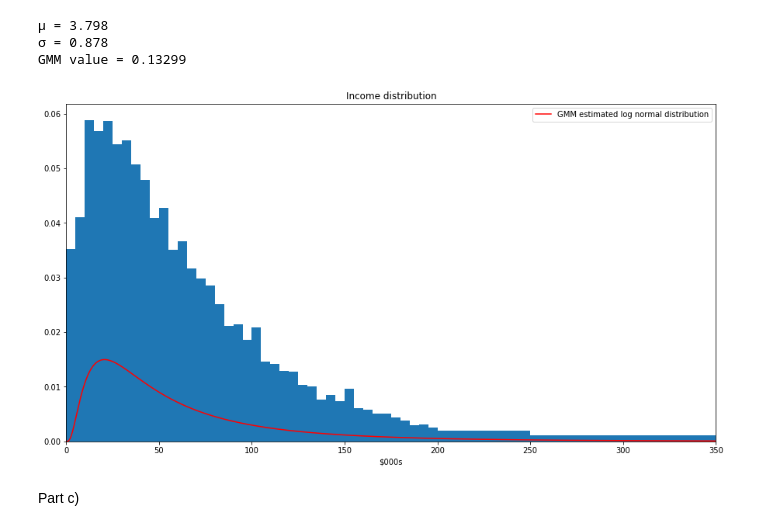
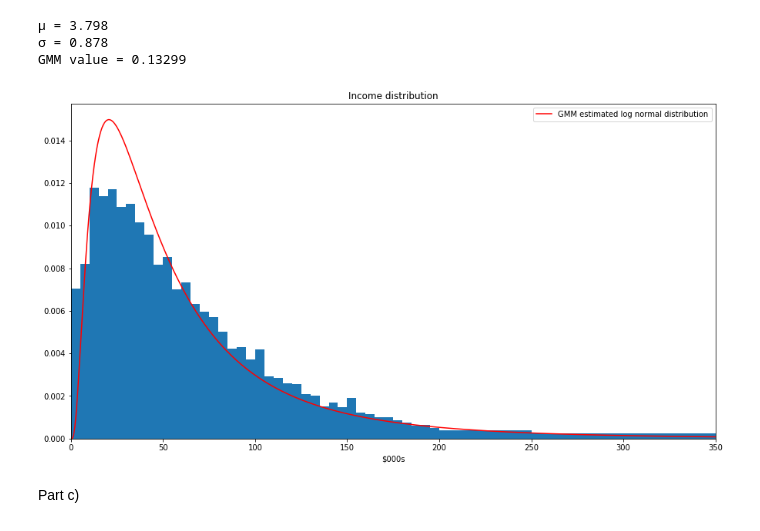
Before and after one commit to natashawatkins/BootCamp2018, a Jupyter notebook: Probsets/Econ/Probset5/GMM-estimation.ipynb, the cells around one changed output. Saved outputs shown, nothing was run; the diff lists cells and outputs as text; code cells hidden in the pictures.

```diff
--- a/Probsets/Econ/Probset5/GMM-estimation.ipynb
+++ b/Probsets/Econ/Probset5/GMM-estimation.ipynb
@@ -28,6 +28,7 @@ Part a)
 incomes_percent = incomes.iloc[:40].copy()
 incomes_percent = incomes_percent.append([incomes.iloc[40:41] / 10] * 10)
 incomes_percent = incomes_percent.append([incomes.iloc[41:42] / 20] * 20)
+incomes_percent = incomes_percent / 5  # Divide by 5 to scale properly - width is 5
 incomes_percent.index = np.arange(0, 350, 5)
 # %%
 n = len(incomes_percent)
@@ -71,7 +72,7 @@ def GMM(params, X, bins, f, W=None):
 from scipy.optimize import minimize
 
 μ_0 = np.log(np.sum(incomes * incomes.index))
-σ_0 = 1
+σ_0 = 2
 W = np.diag(incomes.values)
 bins = incomes.index - 2.5
 
@@ -85,18 +86,20 @@ print(f'GMM value = {gmm_lognorm.fun:.5f}')
 σ = 0.878
 GMM value = 0.13299
 # %%
-xgrid = np.linspace(1e-3, 350, 500)
+n = 500
+xgrid = np.linspace(1e-3, 350, n)
 
 plt.figure(figsize=(15, 8))
 plt.bar(incomes_percent.index, height=incomes_percent, width=5, align='edge')
-plt.plot(xgrid, log_norm(xgrid, μ_hat, σ_hat), color='red', label='GMM estimated log normal distribution')
+plt.plot(xgrid, log_norm(xgrid, μ_hat, σ_hat),
+         color='red', label='GMM estimated log normal distribution')
 plt.title('Income distribution')
 plt.xlabel('$000s')
 plt.xlim(0, 350)
 plt.legend()
 plt.show()
 # %% [output]
-[figure, old version]
+[figure, new version]
 # %% [markdown]
 Part c)
 # %%
```
Also changed, not shown: parts of 5 cells of this notebook, 1 other file.
